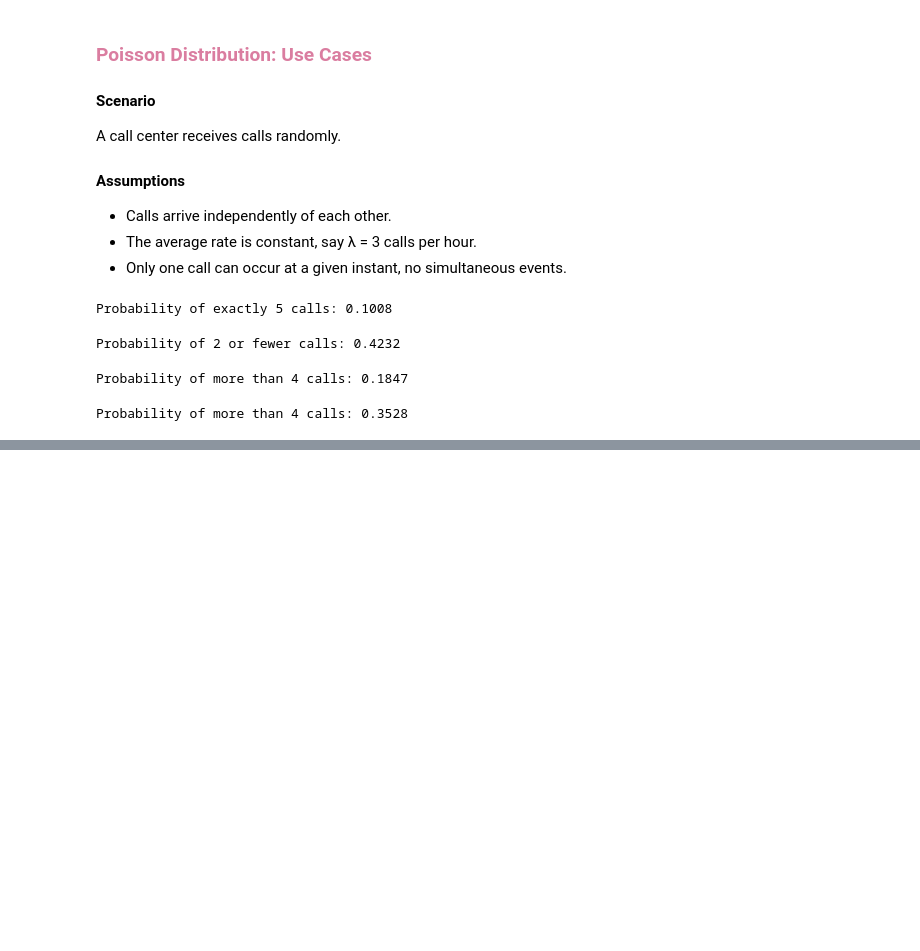
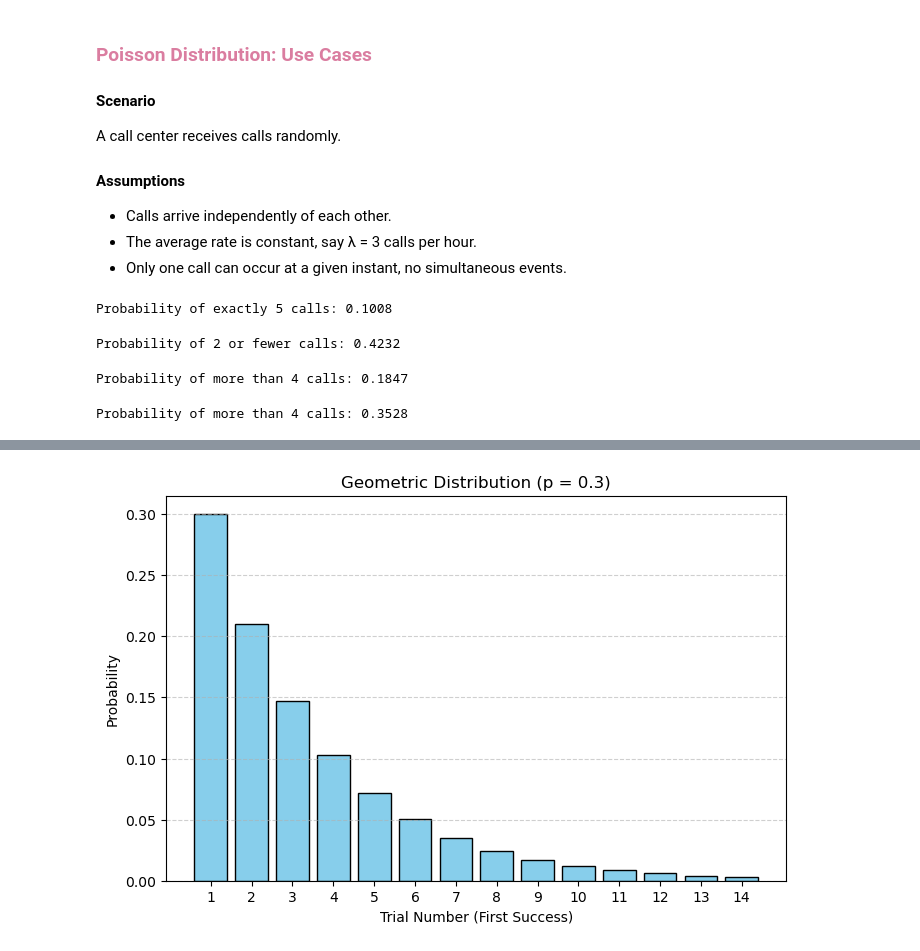
Before and after one commit to Dcroix/Data_Science_Ninja, a Jupyter notebook: Python Jutsu/Distribution Jutsu.ipynb, the cells around one changed output, grey strips where cells are left out. Cells and saved outputs as stored; diff of their text form; code cells hidden in the pictures; blank space fills up the shorter version.

Commit message:
additional distribution

```diff
--- a/Python Jutsu/Distribution Jutsu.ipynb
+++ b/Python Jutsu/Distribution Jutsu.ipynb
@@ -235,0 +243,28 @@ Probability of more than 4 calls: 0.3528
+# %%
+import numpy as np
+import matplotlib.pyplot as plt
+from scipy.stats import geom
+
+# probability of success
+p = 0.3
+
+# range of trials
+x = np.arange(1, 15)
+
+# geometric PMF
+y = geom.pmf(x, p)
+
+# plot
+plt.figure(figsize=(8,5))
+plt.bar(x, y, color="skyblue", edgecolor="black")
+
+plt.title("Geometric Distribution (p = 0.3)")
+plt.xlabel("Trial Number (First Success)")
+plt.ylabel("Probability")
+
+plt.xticks(x)
+plt.grid(axis="y", linestyle="--", alpha=0.6)
+
+plt.show()
+# %% [output]
+[figure, added]
```
Also changed, not shown: parts of 7 cells of this notebook.
